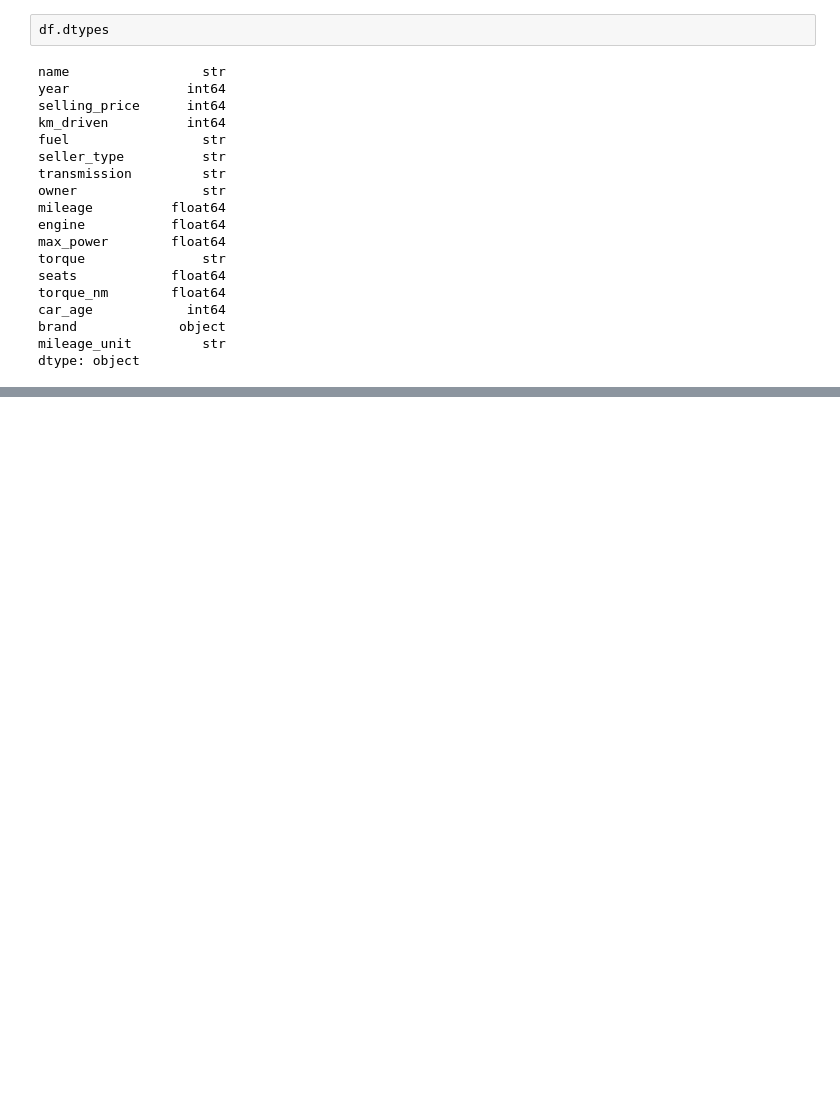
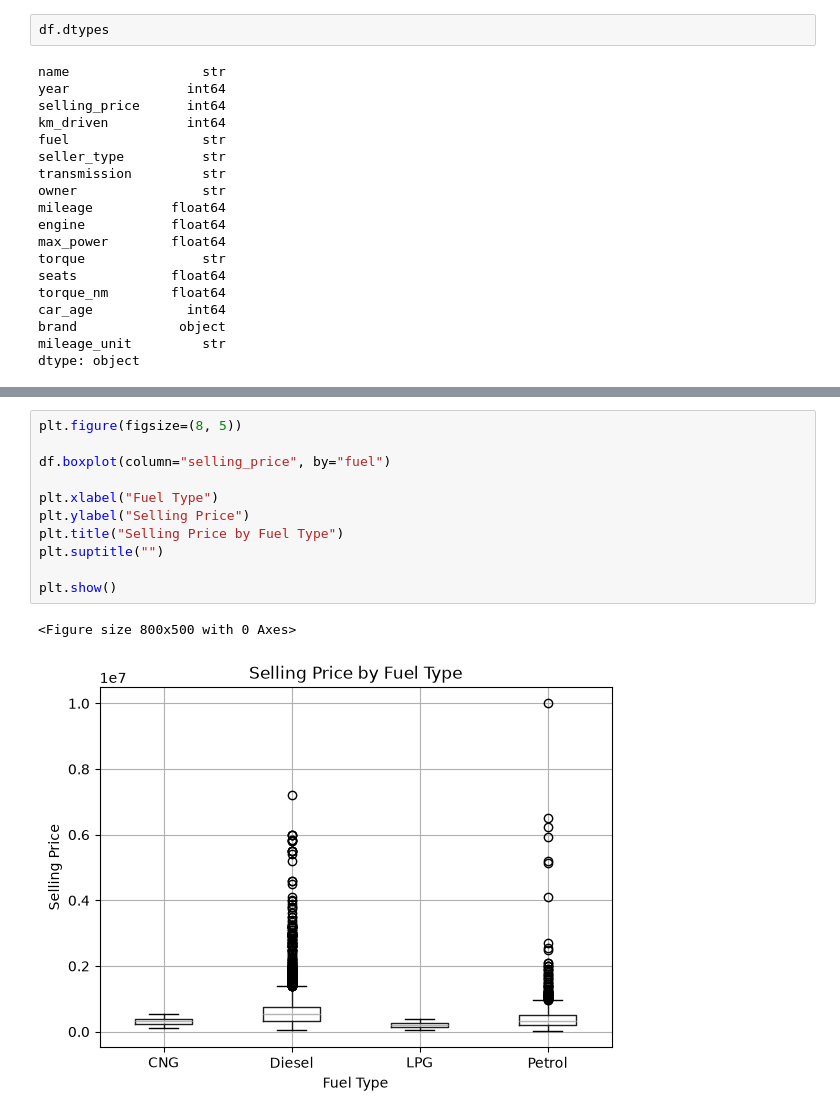
Before and after one commit to aditilawar10-lgtm/used-car-price-prediction, a Jupyter notebook: notebooks/01_data_exploration.ipynb, the cells around one changed output, grey strips where cells are left out. Saved outputs shown, nothing was run; the diff lists cells and outputs as text; blank space fills up the shorter version.

```diff
--- a/notebooks/01_data_exploration.ipynb
+++ b/notebooks/01_data_exploration.ipynb
@@ -1100,0 +1145,14 @@ dtype: object
+# %%
+plt.figure(figsize=(8, 5))
+
+df.boxplot(column="selling_price", by="fuel")
+
+plt.xlabel("Fuel Type")
+plt.ylabel("Selling Price")
+plt.title("Selling Price by Fuel Type")
+plt.suptitle("")
+
+plt.show()
+# %% [output]
+<Figure size 800x500 with 0 Axes>
+[figure, added]
```
Also changed, not shown: parts of 13 cells of this notebook.
